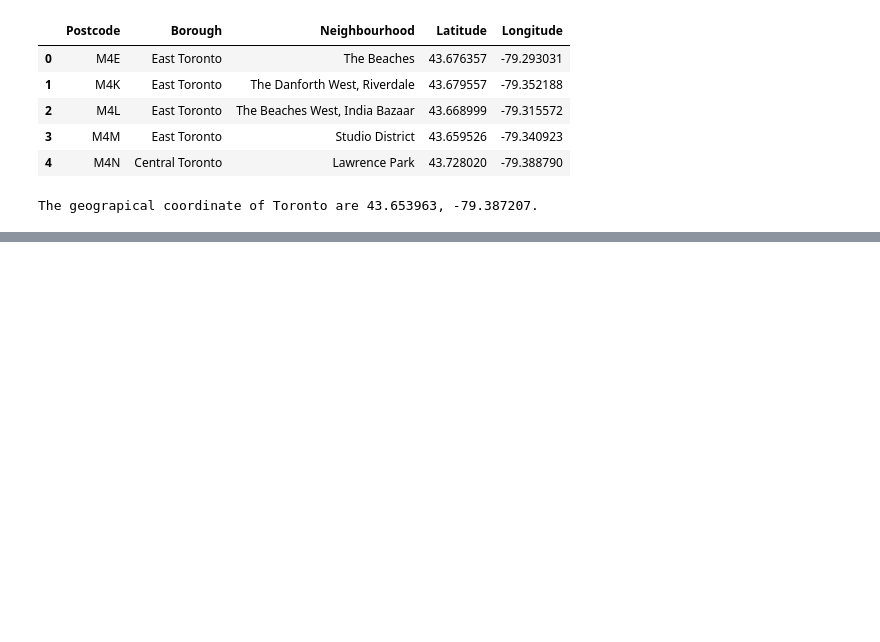
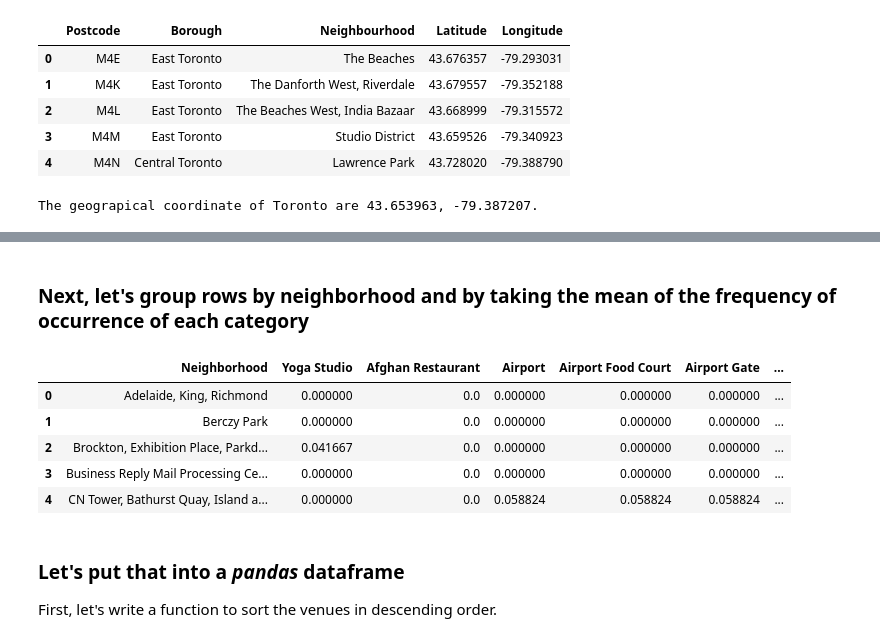
Before and after one commit to MLunov/IBM-Data-Science-Professional-Certificate, a Jupyter notebook: 9-9 Applied Data Science Capstone/Segmenting_and_Clustering_Neighborhoods_in_Toronto.ipynb, the cells around one changed output, grey strips where cells are left out. Cells and saved outputs as stored; diff of their text form; code cells hidden in the pictures; blank space fills up the shorter version.

```diff
--- a/9-9 Applied Data Science Capstone/Segmenting_and_Clustering_Neighborhoods_in_Toronto.ipynb
+++ b/9-9 Applied Data Science Capstone/Segmenting_and_Clustering_Neighborhoods_in_Toronto.ipynb
@@ -200,0 +299,15 @@ map_toronto
+# %% [markdown]
+### Next, let's group rows by neighborhood and by taking the mean of the frequency of occurrence of each category
+# %%
+toronto_grouped = toronto_onehot.groupby('Neighborhood').mean().reset_index()
+toronto_grouped.head()
+# %% [output]
+|  | Neighborhood | Yoga Studio | Afghan Restaurant | Airport | Airport Food Court | Airport Gate | ... |
+| 0 | Adelaide, King, Richmond | 0.000000 | 0.0 | 0.000000 | 0.000000 | 0.000000 | ... |
+| 1 | Berczy Park | 0.000000 | 0.0 | 0.000000 | 0.000000 | 0.000000 | ... |
+| 2 | Brockton, Exhibition Place, Parkd... | 0.041667 | 0.0 | 0.000000 | 0.000000 | 0.000000 | ... |
+| 3 | Business Reply Mail Processing Ce... | 0.000000 | 0.0 | 0.000000 | 0.000000 | 0.000000 | ... |
+| 4 | CN Tower, Bathurst Quay, Island a... | 0.000000 | 0.0 | 0.058824 | 0.058824 | 0.058824 | ... |
+# %% [markdown]
+### Let's put that into a *pandas* dataframe
+First, let's write a function to sort the venues in descending order.
```
Also changed, not shown: parts of 25 cells of this notebook.
